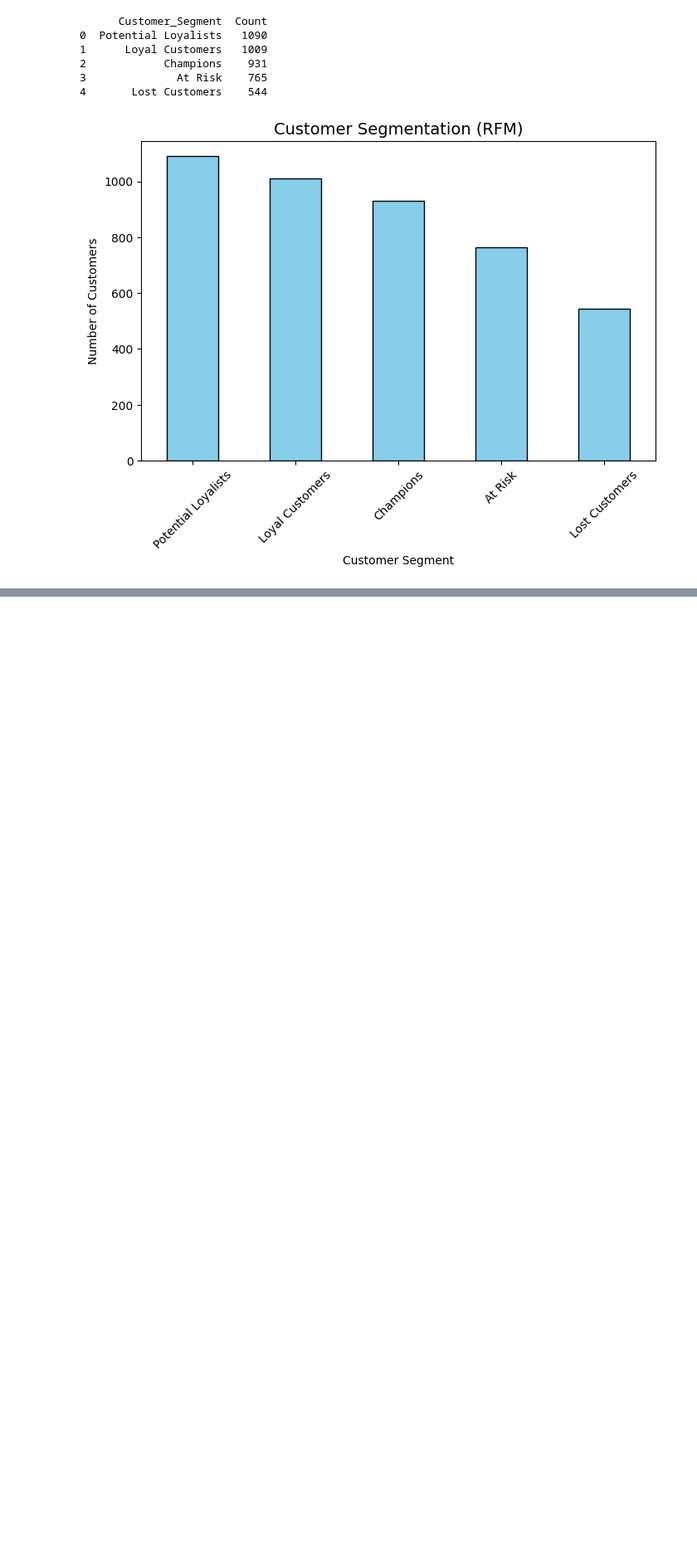
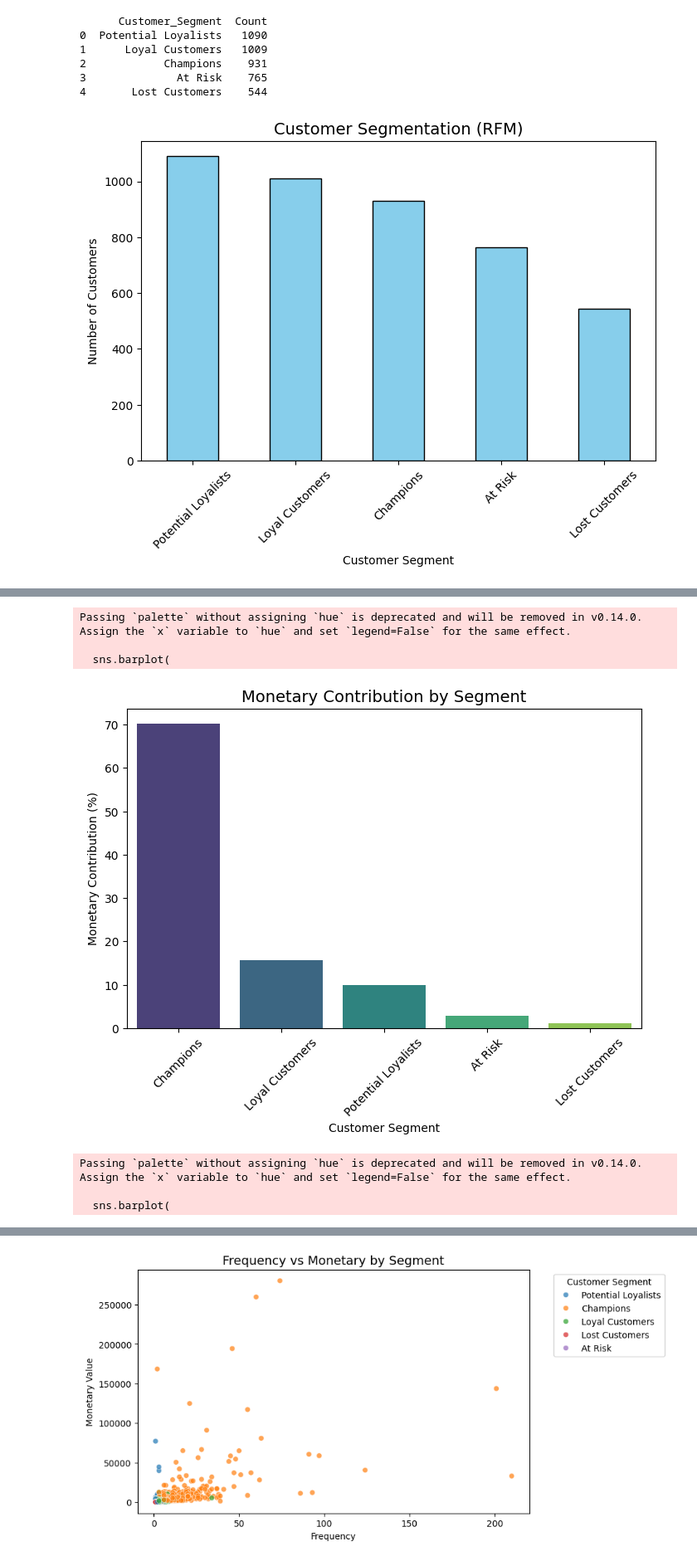
Before and after one commit to Sameer8810/Customer-segmentation, a Jupyter notebook: notebooks/customer_segmentation_analysis.ipynb, the cells around one changed output, grey strips where cells are left out. Shown at 83% size. Saved outputs shown, nothing was run; the diff lists cells and outputs as text; code cells hidden in the pictures; blank space fills up the shorter version.

```diff
--- a/notebooks/customer_segmentation_analysis.ipynb
+++ b/notebooks/customer_segmentation_analysis.ipynb
@@ -218,4 +218,6 @@ plt.show()
 # %% [output]
 [figure]
 # %%
-rfm.to_csv("RFM_Customer_Segmentation.csv", index=False)
+import pandas as pd
+
+rfm_df = pd.read_csv("RFM_Customer_Segmentation.csv")
@@ -221,0 +275,55 @@ rfm.to_csv("RFM_Customer_Segmentation.csv", index=False)
+# %%
+import matplotlib.pyplot as plt
+import seaborn as sns
+
+# 1️⃣ Bar chart — Monetary Contribution by Segment
+plt.figure(figsize=(8,5))
+sns.barplot(
+    x=segment_analysis.index,
+    y="Monetary_Contribution_%",
+    data=segment_analysis.reset_index(),
+    palette="viridis"
+)
+plt.title("Monetary Contribution by Segment", fontsize=14)
+plt.xlabel("Customer Segment")
+plt.ylabel("Monetary Contribution (%)")
+plt.xticks(rotation=45)
+plt.show()
+
+# 2️⃣ Bar chart — Customer Count by Segment
+plt.figure(figsize=(8,5))
+sns.barplot(
+    x=segment_analysis.index,
+    y="Customer_Count",
+    data=segment_analysis.reset_index(),
+    palette="coolwarm"
+)
+plt.title("Customer Count by Segment", fontsize=14)
+plt.xlabel("Customer Segment")
+plt.ylabel("Number of Customers")
+plt.xticks(rotation=45)
+plt.show()
+
+# 3️⃣ Scatter plot — Frequency vs Monetary (colored by Segment)
+plt.figure(figsize=(8,5))
+sns.scatterplot(
+    data=rfm_df,
+    x="Frequency",
+    y="Monetary",
+    hue="Customer_Segment",
+    palette="tab10",
+    alpha=0.7
+)
+plt.title("Frequency vs Monetary by Segment", fontsize=14)
+plt.xlabel("Frequency")
+plt.ylabel("Monetary Value")
+plt.legend(title="Customer Segment", bbox_to_anchor=(1.05, 1), loc='upper left')
+plt.show()
+# %% [output]
+Passing `palette` without assigning `hue` is deprecated and will be removed in v0.14.0. Assign the `x` variable to `hue` and set `legend=False` for the same effect.
+
+  sns.barplot(
+[figure, added]
+Passing `palette` without assigning `hue` is deprecated and will be removed in v0.14.0. Assign the `x` variable to `hue` and set `legend=False` for the same effect.
+
+  sns.barplot(
@@ -221,0 +331 @@ rfm.to_csv("RFM_Customer_Segmentation.csv", index=False)
+[figure, added]
```
Also changed, not shown: parts of 2 cells of this notebook, 4 other files.
